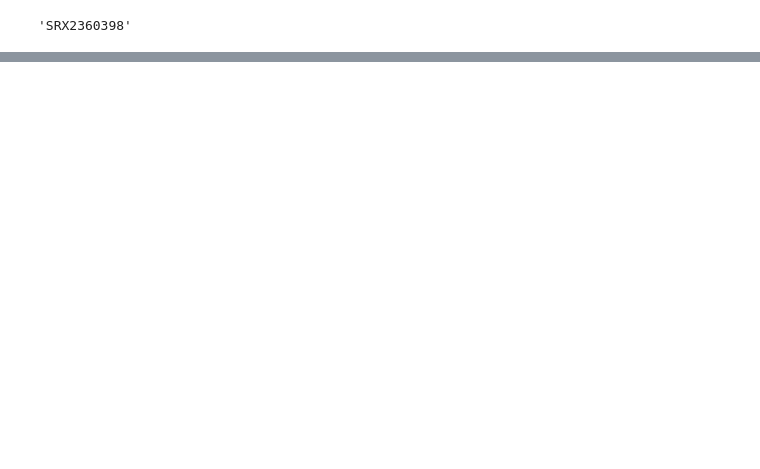
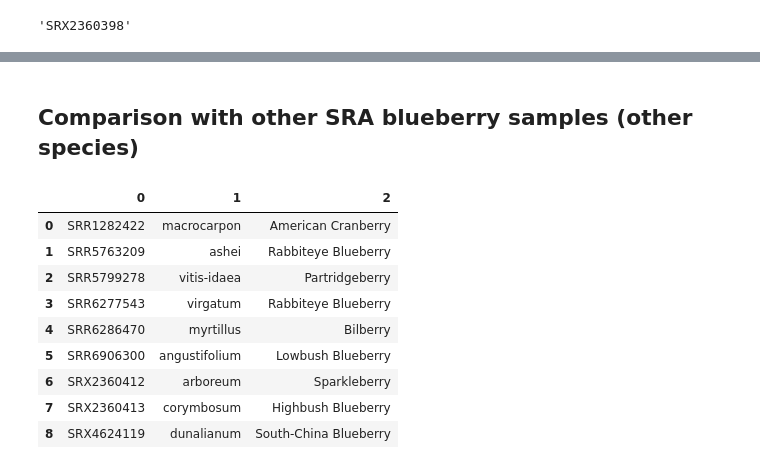
Before and after one commit to kublasean/bluemash, a Jupyter notebook: heatmap.ipynb, the cells around one changed output, grey strips where cells are left out. Cells and saved outputs as stored; diff of their text form; code cells hidden in the pictures; blank space fills up the shorter version.

```diff
--- a/heatmap.ipynb
+++ b/heatmap.ipynb
@@ -67,0 +68,16 @@ sns.heatmap(heat)
+# %% [markdown]
+## Comparison with other SRA blueberry samples (other species)
+# %%
+df = pd.read_csv("newRunTable.csv", delimiter=",", header=None)
+df
+# %% [output]
+|  | 0 | 1 | 2 |
+| 0 | SRR1282422 | macrocarpon | American Cranberry |
+| 1 | SRR5763209 | ashei | Rabbiteye Blueberry |
+| 2 | SRR5799278 | vitis-idaea | Partridgeberry |
+| 3 | SRR6277543 | virgatum | Rabbiteye Blueberry |
+| 4 | SRR6286470 | myrtillus | Bilberry |
+| 5 | SRR6906300 | angustifolium | Lowbush Blueberry |
+| 6 | SRX2360412 | arboreum | Sparkleberry |
+| 7 | SRX2360413 | corymbosum | Highbush Blueberry |
+| 8 | SRX4624119 | dunalianum | South-China Blueberry |
```
Also changed, not shown: parts of 15 cells of this notebook.
